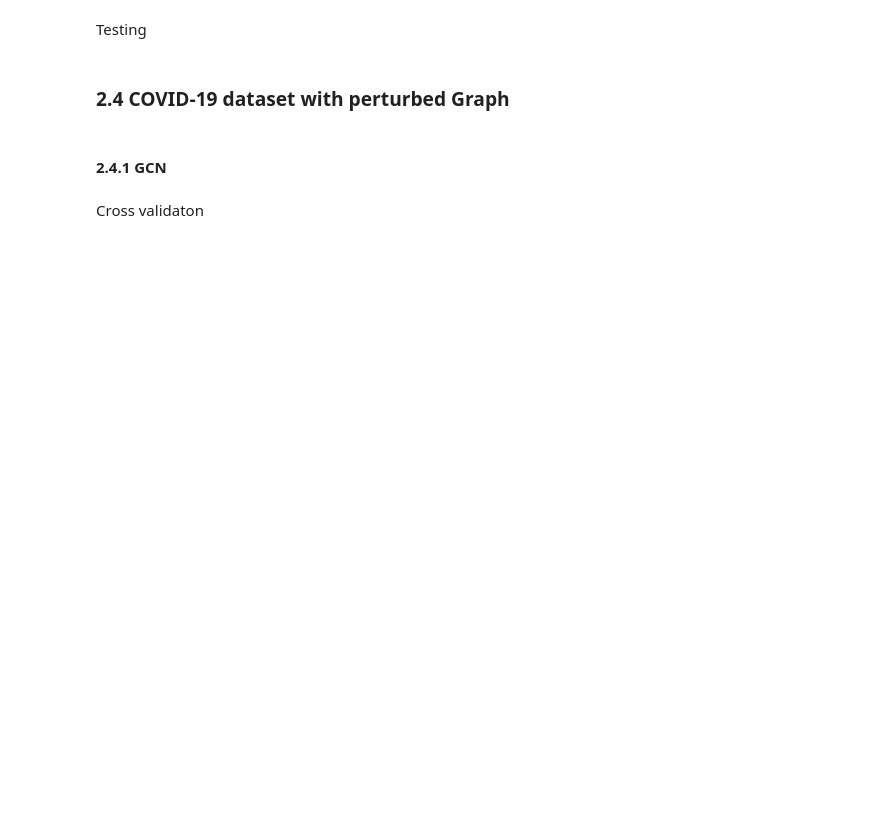
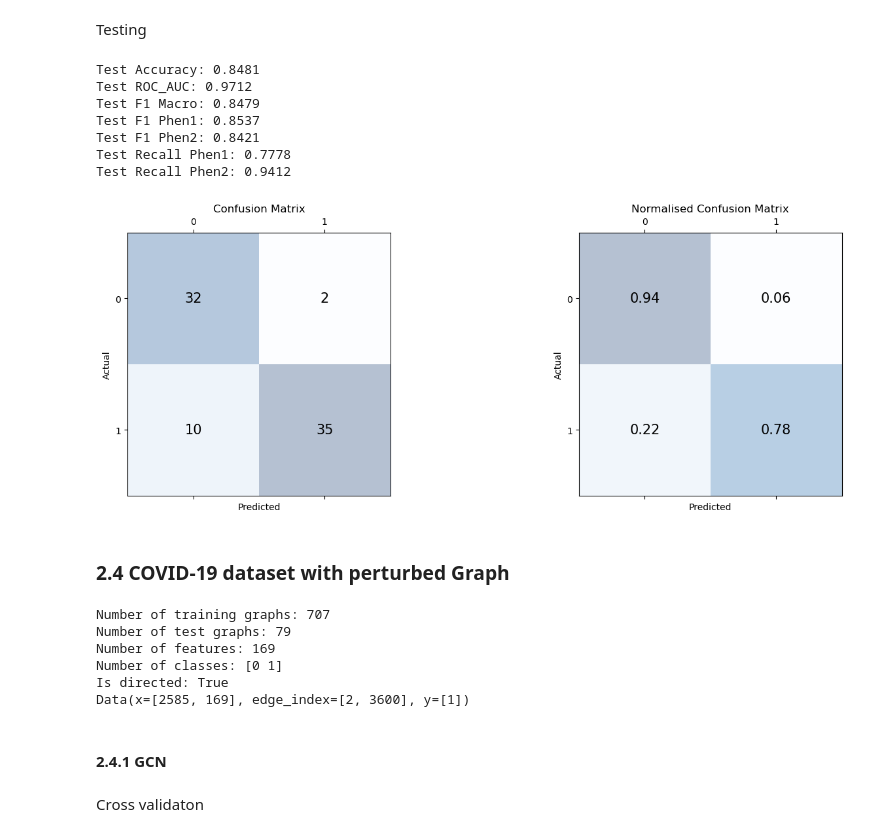
Before and after one commit to YvesMG1/Deep-Learning-Project, a Jupyter notebook: GNN_implementation_v3_yves.ipynb, the cells around one changed output. Drawn from its saved outputs; the diff is of its cells as text; code cells hidden in the pictures; blank space fills up the shorter version.

```diff
--- a/GNN_implementation_v3_yves.ipynb
+++ b/GNN_implementation_v3_yves.ipynb
@@ -651,11 +712,52 @@ Cross validation
 # %% [markdown]
 Testing
+# %%
+# load trained models
+models = []
+for i in range(5):
+    model = ResGAT(train_graph_data_covid[0].num_features, layer_configs, mlp_config, 2).to(device)
+    model.load_state_dict(torch.load(f"trained_models/COVID_ResGAT_fold_{i + 1}.pt"))
+    model.eval()
+    models.append(model)
+
+# Load test data
+test_loader = DataLoader(test_graph_data_covid, batch_size=1)
+
+# Ensemble prediction and probability of positive class
+ensemble_preds, ensemble_prob_pos_class = test(test_loader, models, device)
+
+# True labels for metrics calculation
+true_labels = np.concatenate([batch.y.cpu().numpy() for batch in test_loader])
+
+# Calculate confusion matrix and AUC
+test_confusion_matrix = confusion_matrix(true_labels, ensemble_preds, labels=[0, 1])
+test_roc_auc = roc_auc_score(true_labels, ensemble_prob_pos_class)
+recall_phen1, recall_phen2, precision_phen1, precision_phen2, accuracy, f1_phen1, f1_phen2, f1_macro = calculate_metrics(test_confusion_matrix)
+
+# Print metrics
+print(f"Test Accuracy: {accuracy:.4f}")
+print(f"Test ROC_AUC: {test_roc_auc:.4f}")
+print(f"Test F1 Macro: {f1_macro:.4f}")
+print(f"Test F1 Phen1: {f1_phen1:.4f}")
+print(f"Test F1 Phen2: {f1_phen2:.4f}")
+print(f"Test Recall Phen1: {recall_phen1:.4f}")
+print(f"Test Recall Phen2: {recall_phen2:.4f}")
+plot_confusion_matrix(test_confusion_matrix, use = 'test')
+# %% [output]
+Test Accuracy: 0.8481
+Test ROC_AUC: 0.9712
+Test F1 Macro: 0.8479
+Test F1 Phen1: 0.8537
+Test F1 Phen2: 0.8421
+Test Recall Phen1: 0.7778
+Test Recall Phen2: 0.9412
+[figure, added]
 # %% [markdown]
 ### 2.4 COVID-19 dataset with perturbed Graph
 # %%
 # Create PyTorch Geometric Data objects for train and test data
-train_graph_data_covid_pert = pytorch_graphdata(y_train, X_train, G_pert , gen_column = 'Protein', load_data = True, save_data = False, path = '/scratch/yves/DL_files/AKI_train_graph_data_pert.pkl')
-test_graph_data_covid_pert = pytorch_graphdata(y_test, X_test, G_pert , gen_column = 'Protein', load_data = True, save_data = False, path = '/scratch/yves/DL_files/AKI_test_graph_data_pert.pkl')
+train_graph_data_covid_pert = pytorch_graphdata(y_train, X_train, G_pert , gen_column = 'Protein', load_data = False, save_data = True, path = '/scratch/yves/DL_files/COVID_train_graph_data_pert.pkl')
+test_graph_data_covid_pert = pytorch_graphdata(y_test, X_test, G_pert , gen_column = 'Protein', load_data = False, save_data = True, path = '/scratch/yves/DL_files/COVID_test_graph_data_pert.pkl')
 
 print(f"Number of training graphs: {len(train_graph_data_covid_pert)}")
 print(f"Number of test graphs: {len(test_graph_data_covid_pert)}")
@@ -663,6 +765,13 @@ print(f"Number of features: {train_graph_data_covid_pert[0].num_features}")
 print(f"Number of classes: {np.unique([graph.y.detach().numpy()[0] for graph in train_graph_data_covid_pert])}")
 print(f"Is directed: {train_graph_data_covid_pert[0].is_directed()}")
 print(train_graph_data_covid_pert[0])
+# %% [output]
+Number of training graphs: 707
+Number of test graphs: 79
+Number of features: 169
+Number of classes: [0 1]
+Is directed: True
+Data(x=[2585, 169], edge_index=[2, 3600], y=[1])
 # %% [markdown]
 #### 2.4.1 GCN
 # %% [markdown]
```
Also changed, not shown: parts of 12 cells of this notebook, 21 other files.
